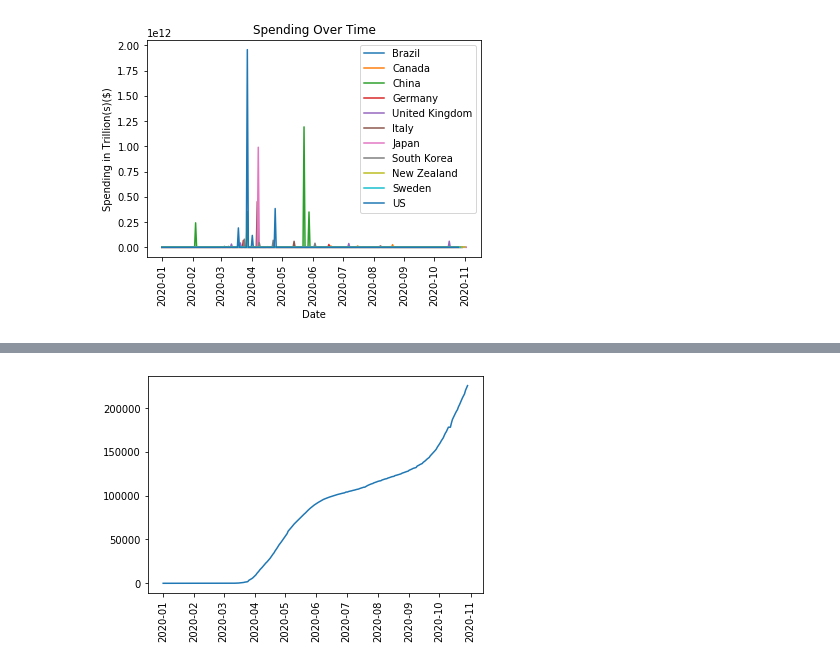
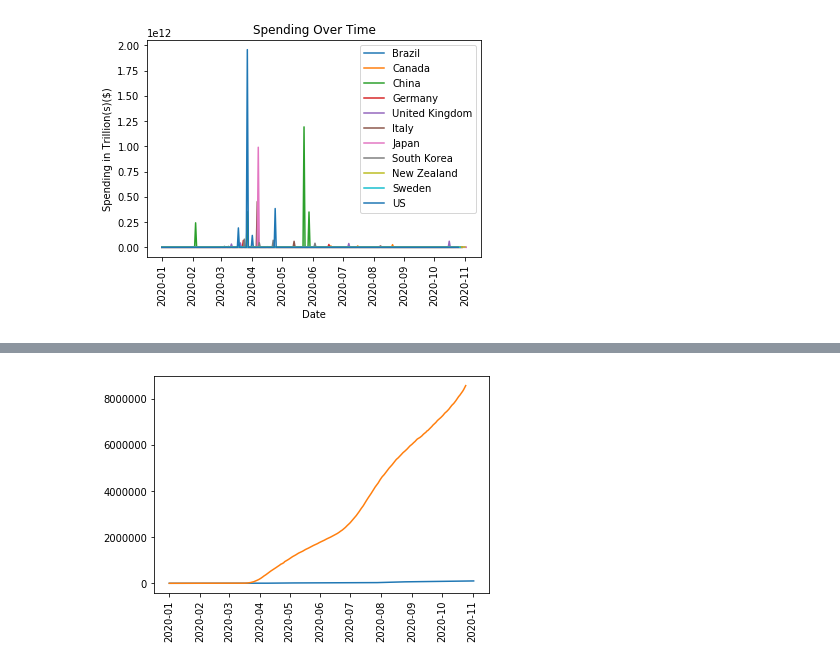
Before and after one commit to rejane-b/Project_1, a Jupyter notebook: Economics.ipynb, the cells around one changed output, grey strips where cells are left out. Cells and saved outputs as stored; diff of their text form; code cells hidden in the pictures.

```diff
--- a/Economics.ipynb
+++ b/Economics.ipynb
@@ -213,6 +230,7 @@ plt.show()
 # %%
-plt.plot(canada['Date'],canada['ConfirmedCases'])
+plt.plot(japan['Date'],japan['ConfirmedCases'])
+plt.plot(us['Date'],us['ConfirmedCases'])
 plt.xticks(rotation='vertical')
 plt.show()
 # %% [output]
-[figure, old version]
+[figure, new version]
```
Also changed, not shown: parts of 11 cells of this notebook.
